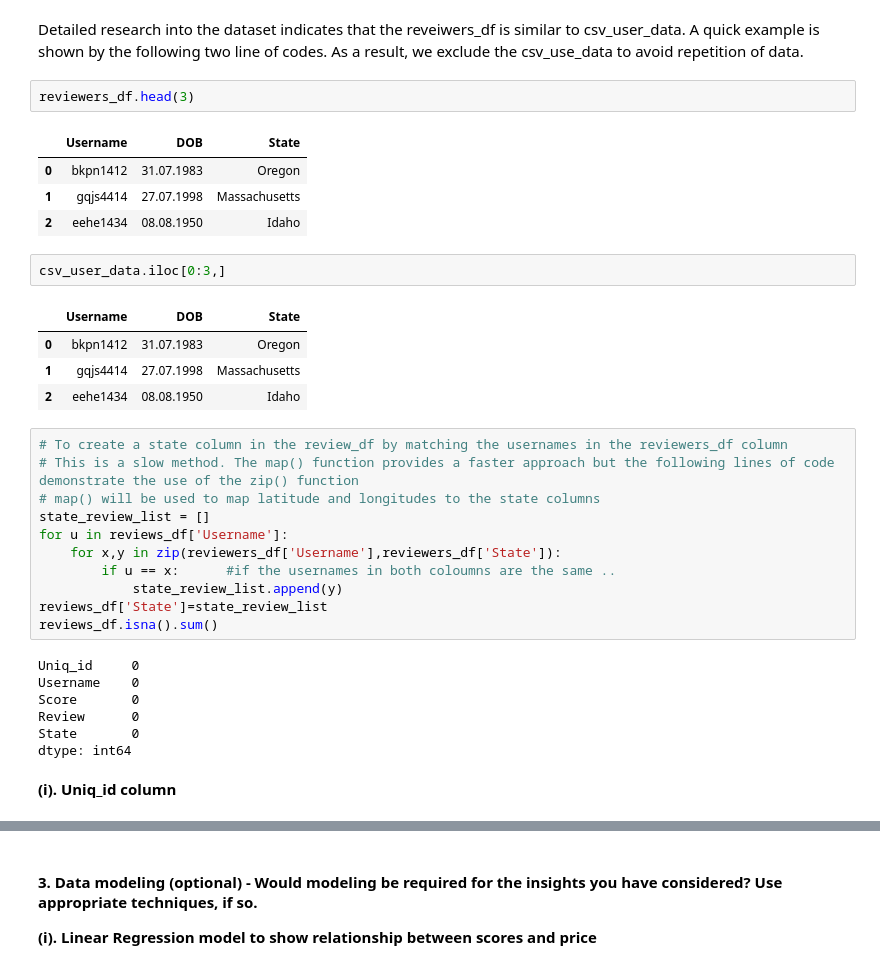
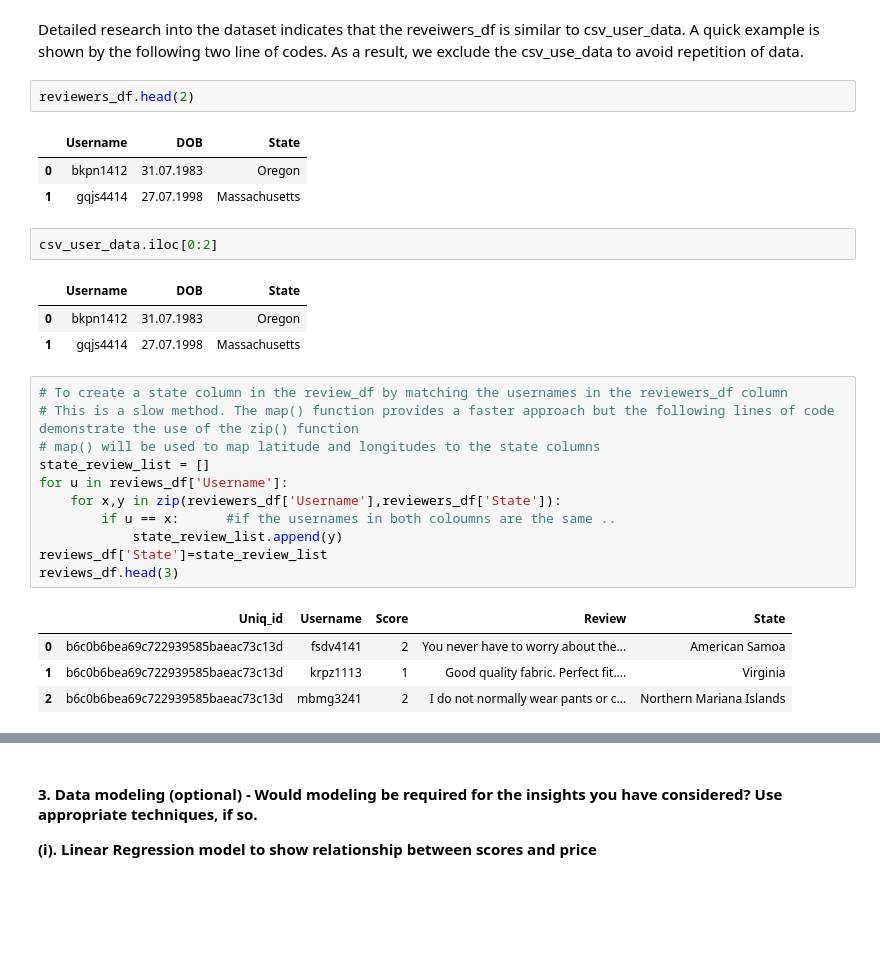
Before and after one commit to achile-design/uos, a Jupyter notebook: 3539186_BD2.ipynb, the cells around one changed output, grey strips where cells are left out. Cells and saved outputs as stored; diff of their text form; blank space fills up the shorter version.

```diff
--- a/3539186_BD2.ipynb
+++ b/3539186_BD2.ipynb
@@ -307,19 +321,17 @@ reviews_df=csv_reviews_data.drop(csv_reviews_data[csv_reviews_data['Username'] =
 # %% [markdown]
 Detailed research into the dataset indicates that the reveiwers_df is similar to csv_user_data. A quick example is shown by the following two line of codes. As a result, we exclude the csv_use_data to avoid repetition of data.
 # %%
-reviewers_df.head(3)
+reviewers_df.head(2)
 # %% [output]
 |  | Username | DOB | State |
 | 0 | bkpn1412 | 31.07.1983 | Oregon |
 | 1 | gqjs4414 | 27.07.1998 | Massachusetts |
-| 2 | eehe1434 | 08.08.1950 | Idaho |
 # %%
-csv_user_data.iloc[0:3,]
+csv_user_data.iloc[0:2]
 # %% [output]
 |  | Username | DOB | State |
 | 0 | bkpn1412 | 31.07.1983 | Oregon |
 | 1 | gqjs4414 | 27.07.1998 | Massachusetts |
-| 2 | eehe1434 | 08.08.1950 | Idaho |
 # %%
 # To create a state column in the review_df by matching the usernames in the reviewers_df column
 # This is a slow method. The map() function provides a faster approach but the following lines of code demonstrate the use of the zip() function
@@ -330,13 +342,9 @@ for u in reviews_df['Username']:
         if u == x:      #if the usernames in both coloumns are the same ..
             state_review_list.append(y)
 reviews_df['State']=state_review_list
-reviews_df.isna().sum()
+reviews_df.head(3)
 # %% [output]
-Uniq_id     0
-Username    0
-Score       0
-Review      0
-State       0
-dtype: int64
+|  | Uniq_id | Username | Score | Review | State |
+| 0 | b6c0b6bea69c722939585baeac73c13d | fsdv4141 | 2 | You never have to worry about the... | American Samoa |
+| 1 | b6c0b6bea69c722939585baeac73c13d | krpz1113 | 1 | Good quality fabric. Perfect fit.... | Virginia |
+| 2 | b6c0b6bea69c722939585baeac73c13d | mbmg3241 | 2 | I do not normally wear pants or c... | Northern Mariana Islands |
-# %% [markdown]
-**(i). Uniq_id column**
```
Also changed, not shown: parts of 80 cells of this notebook, 1 other file.
